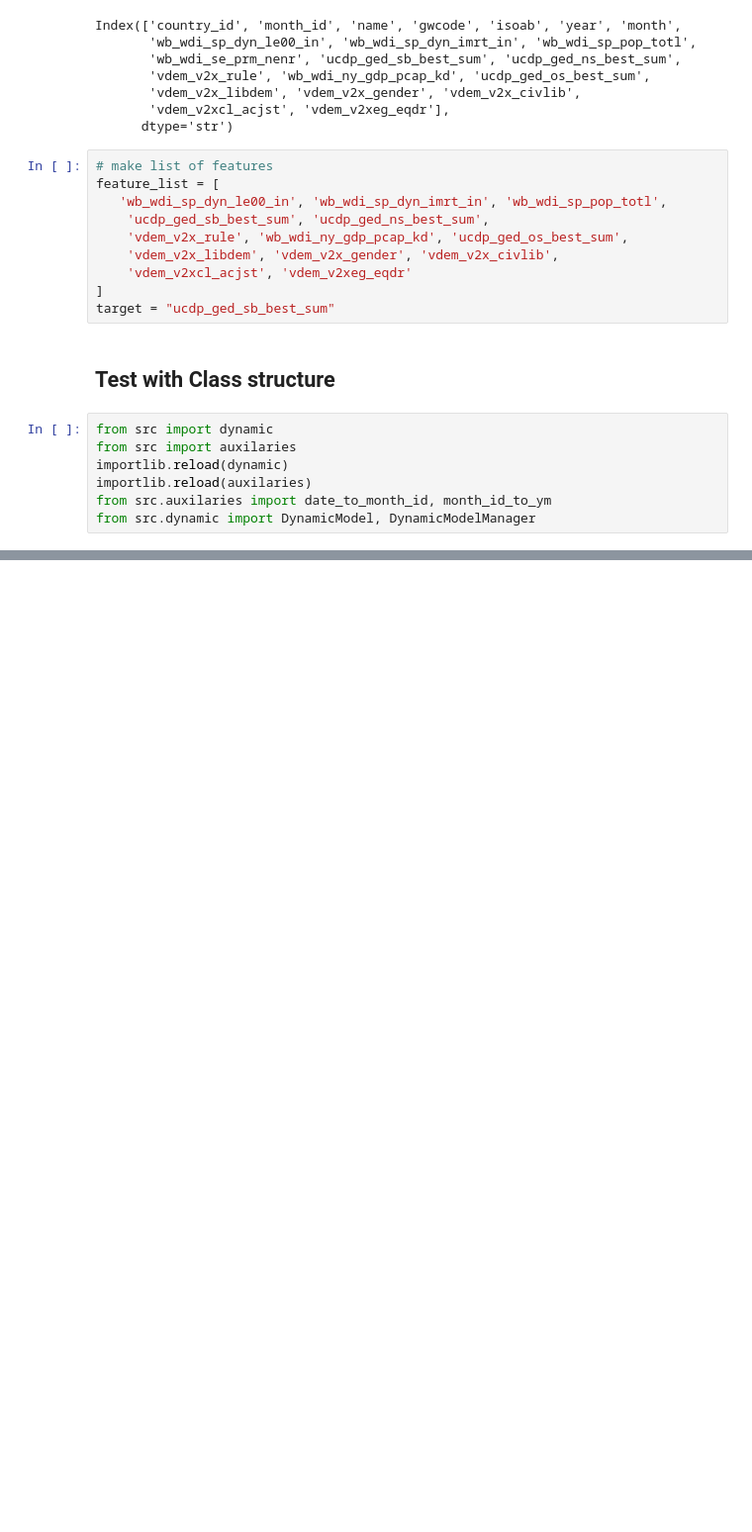
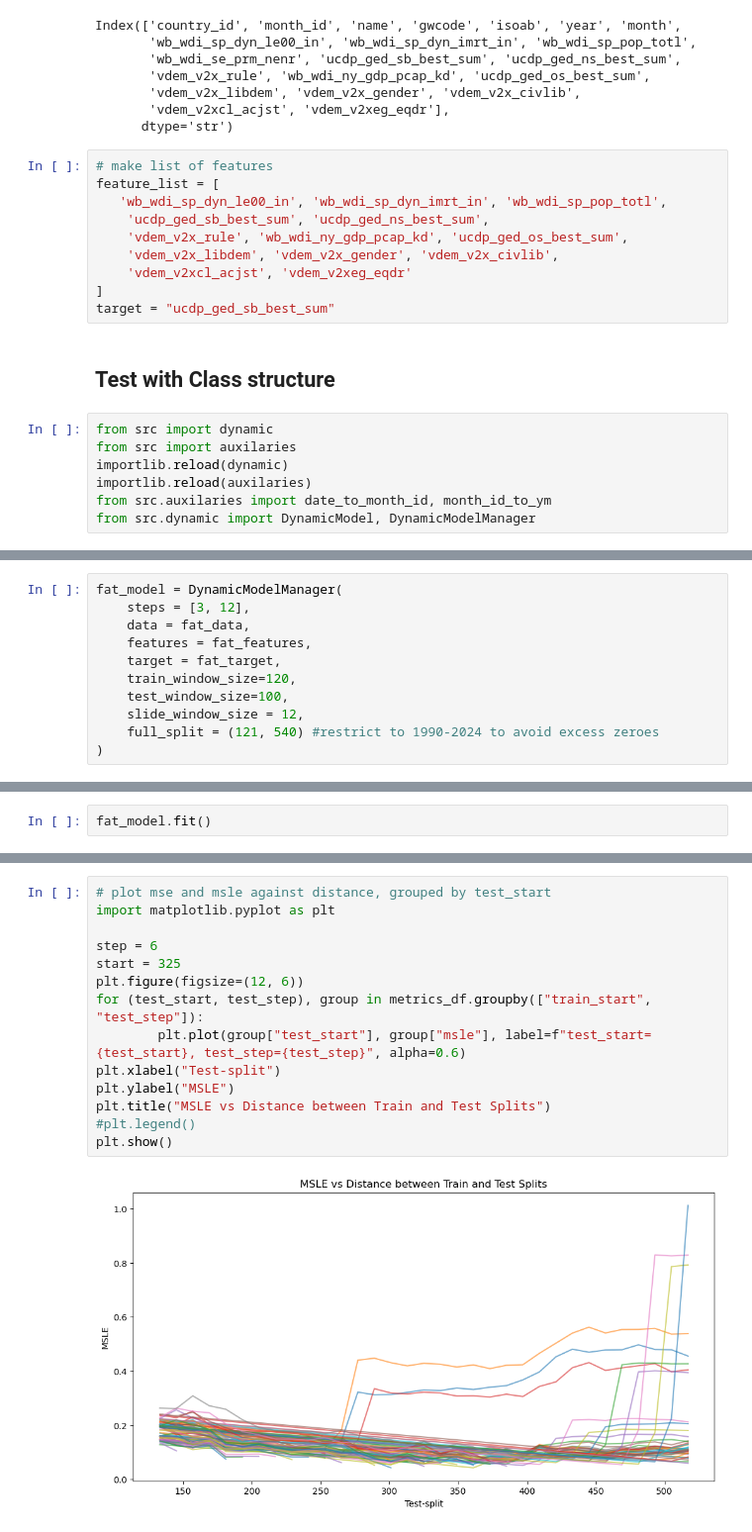
Before and after one commit to lboekestein/masterthesis, a Jupyter notebook: notebooks/sandbox.ipynb, the cells around one changed output, grey strips where cells are left out. Shown at 99% size. Drawn from its saved outputs; the diff is of its cells as text; blank space fills up the shorter version.

```diff
--- a/notebooks/sandbox.ipynb
+++ b/notebooks/sandbox.ipynb
@@ -110,0 +166,11 @@ views_data.head()
+# %%
+fat_model = DynamicModelManager(
+    steps = [3, 12],
+    data = fat_data,
+    features = fat_features,
+    target = fat_target,
+    train_window_size=120,
+    test_window_size=100,
+    slide_window_size = 12,
+    full_split = (121, 540) #restrict to 1990-2024 to avoid excess zeroes
+)
@@ -110,0 +179,2 @@ views_data.head()
+# %%
+fat_model.fit()
@@ -110,0 +264,16 @@ views_data.head()
+# %%
+# plot mse and msle against distance, grouped by test_start
+import matplotlib.pyplot as plt
+
+step = 6
+start = 325
+plt.figure(figsize=(12, 6))
+for (test_start, test_step), group in metrics_df.groupby(["train_start", "test_step"]):
+        plt.plot(group["test_start"], group["msle"], label=f"test_start={test_start}, test_step={test_step}", alpha=0.6)
+plt.xlabel("Test-split")
+plt.ylabel("MSLE")
+plt.title("MSLE vs Distance between Train and Test Splits")
+#plt.legend()
+plt.show()
+# %% [output]
+[figure, added]
```
Also changed, not shown: parts of 35 cells of this notebook, 2 other files.
